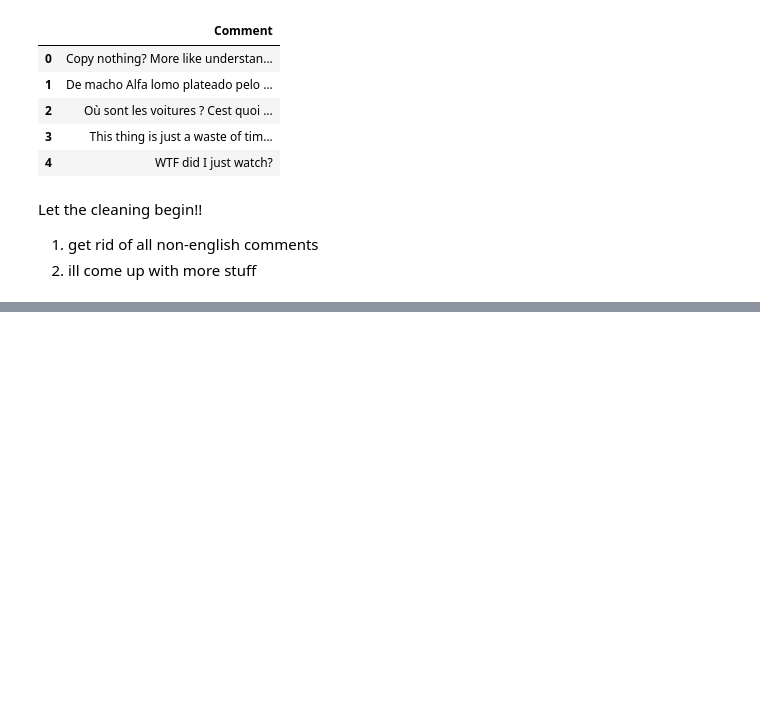
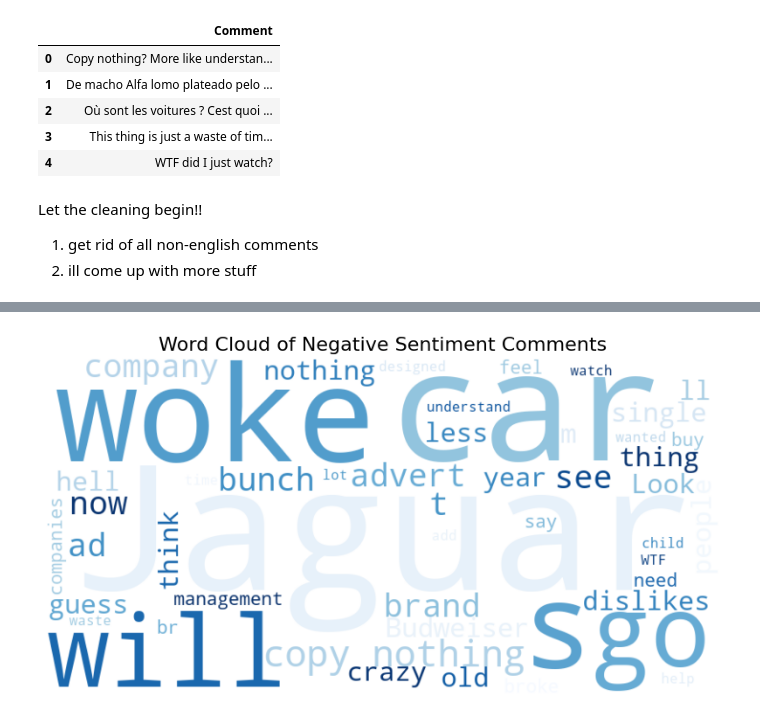
Before and after one commit to TheFlying12/JagSentimentAnalysis, a Jupyter notebook: analysis/sentiment.ipynb, the cells around one changed output, grey strips where cells are left out. Saved outputs shown, nothing was run; the diff lists cells and outputs as text; code cells hidden in the pictures; blank space fills up the shorter version.

```diff
--- a/analysis/sentiment.ipynb
+++ b/analysis/sentiment.ipynb
@@ -39,0 +96,28 @@ Need a model familiar with sarcasm, and one pretrained on social media language
+# %%
+# Load the dataset
+df = pd.read_csv('../data/sentiment_results.csv')
+
+# Filter comments with negative sentiment
+negative_comments = df[df['Sentiment'] == 'Negative']['Comment']
+
+# Combine all negative comments into a single string
+text = " ".join(negative_comments)
+
+# Generate a word cloud
+wordcloud = WordCloud(
+    width=800,
+    height=400,
+    background_color='white',
+    colormap='Blues',  # Color scheme for negative sentiment
+    max_words=50,
+    stopwords=None  # Add custom stopwords if needed
+).generate(text)
+
+# Plot the word cloud
+plt.figure(figsize=(10, 5))
+plt.imshow(wordcloud, interpolation='bilinear')
+plt.axis('off')  # Hide axes
+plt.title('Word Cloud of Negative Sentiment Comments', fontsize=16)
+plt.show()
+# %% [output]
+[figure, added]
```
Also changed, not shown: parts of 8 cells of this notebook.
